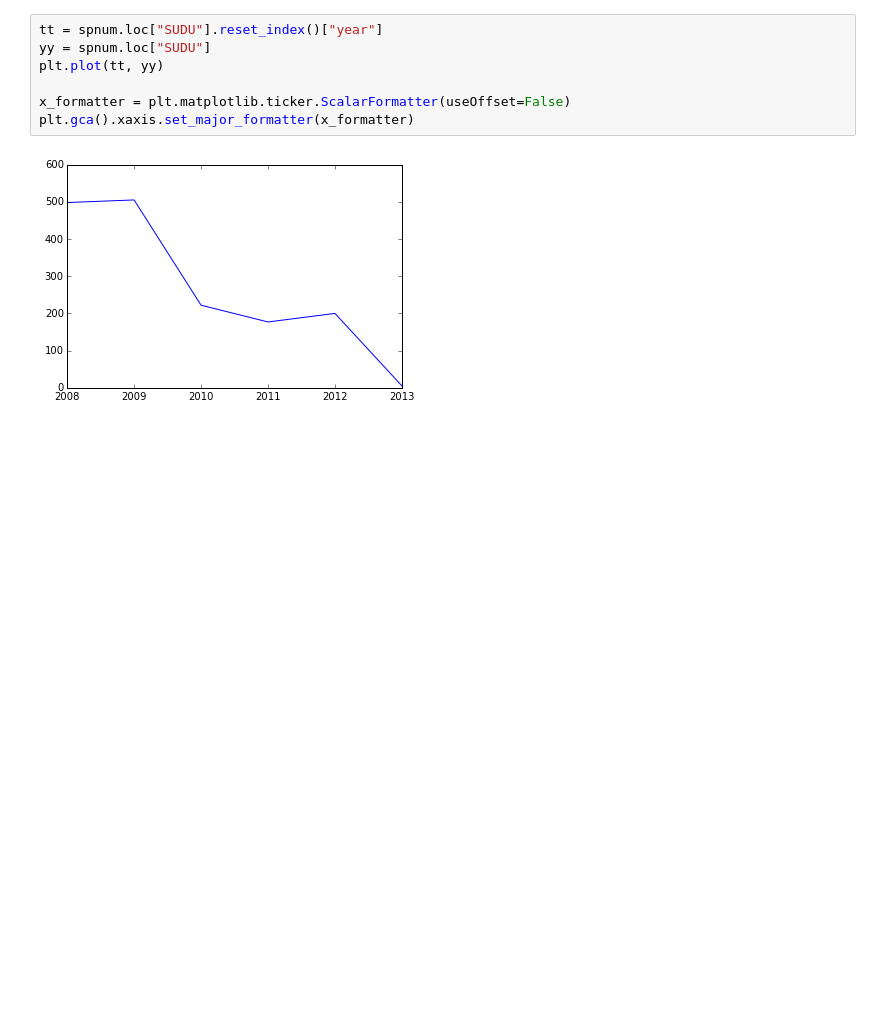
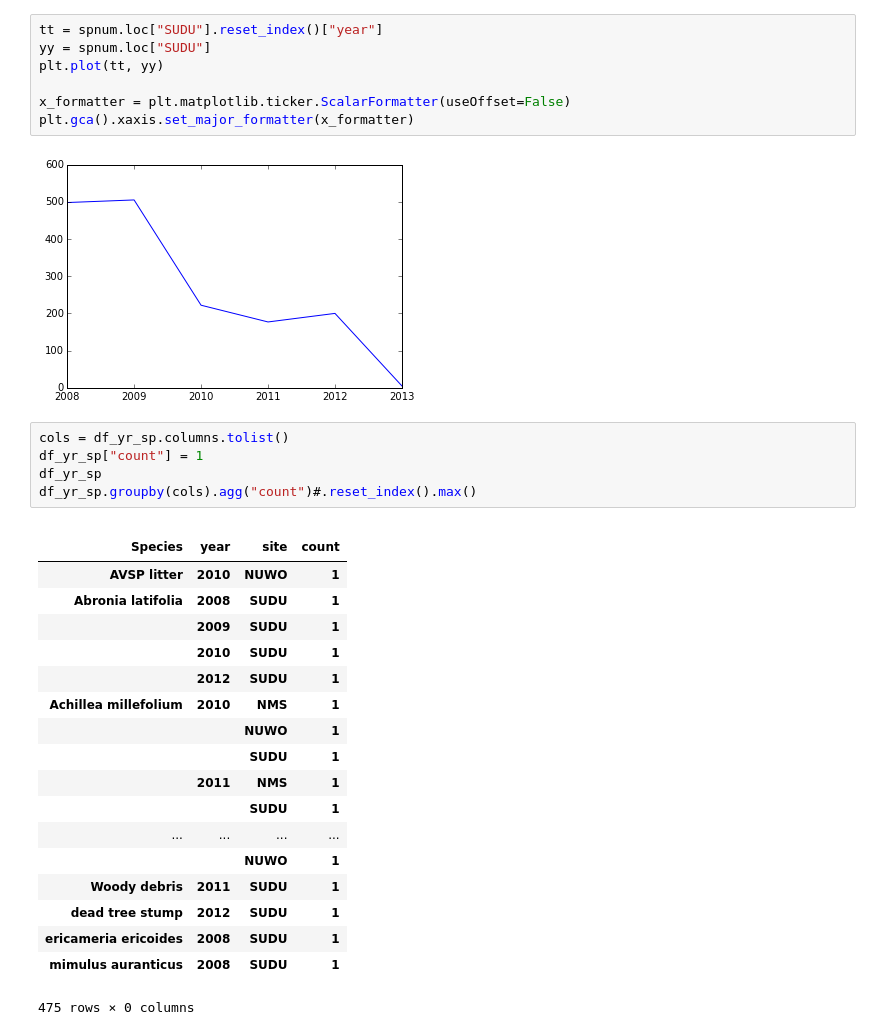
Before and after one commit to odscwest/parksconserverancy, a Jupyter notebook: preprocess.ipynb, the cells around one changed output. Saved outputs shown, nothing was run; the diff lists cells and outputs as text; blank space fills up the shorter version.

```diff
--- a/preprocess.ipynb
+++ b/preprocess.ipynb
@@ -101,3 +101,28 @@ x_formatter = plt.matplotlib.ticker.ScalarFormatter(useOffset=False)
 plt.gca().xaxis.set_major_formatter(x_formatter)
 # %% [output]
 [figure]
+# %%
+cols = df_yr_sp.columns.tolist()
+df_yr_sp["count"] = 1
+df_yr_sp
+df_yr_sp.groupby(cols).agg("count")#.reset_index().max()
+# %% [output]
+|  |  |  |  |
+| Species | year | site | count |
+| AVSP litter | 2010 | NUWO | 1 |
+| Abronia latifolia | 2008 | SUDU | 1 |
+|  | 2009 | SUDU | 1 |
+|  | 2010 | SUDU | 1 |
+|  | 2012 | SUDU | 1 |
+| Achillea millefolium | 2010 | NMS | 1 |
+|  |  | NUWO | 1 |
+|  |  | SUDU | 1 |
+|  | 2011 | NMS | 1 |
+|  |  | SUDU | 1 |
+| ... | ... | ... | ... |
+|  |  | NUWO | 1 |
+| Woody debris | 2011 | SUDU | 1 |
+| dead tree stump | 2012 | SUDU | 1 |
+| ericameria ericoides | 2008 | SUDU | 1 |
+| mimulus auranticus | 2008 | SUDU | 1 |
+475 rows × 0 columns
```
